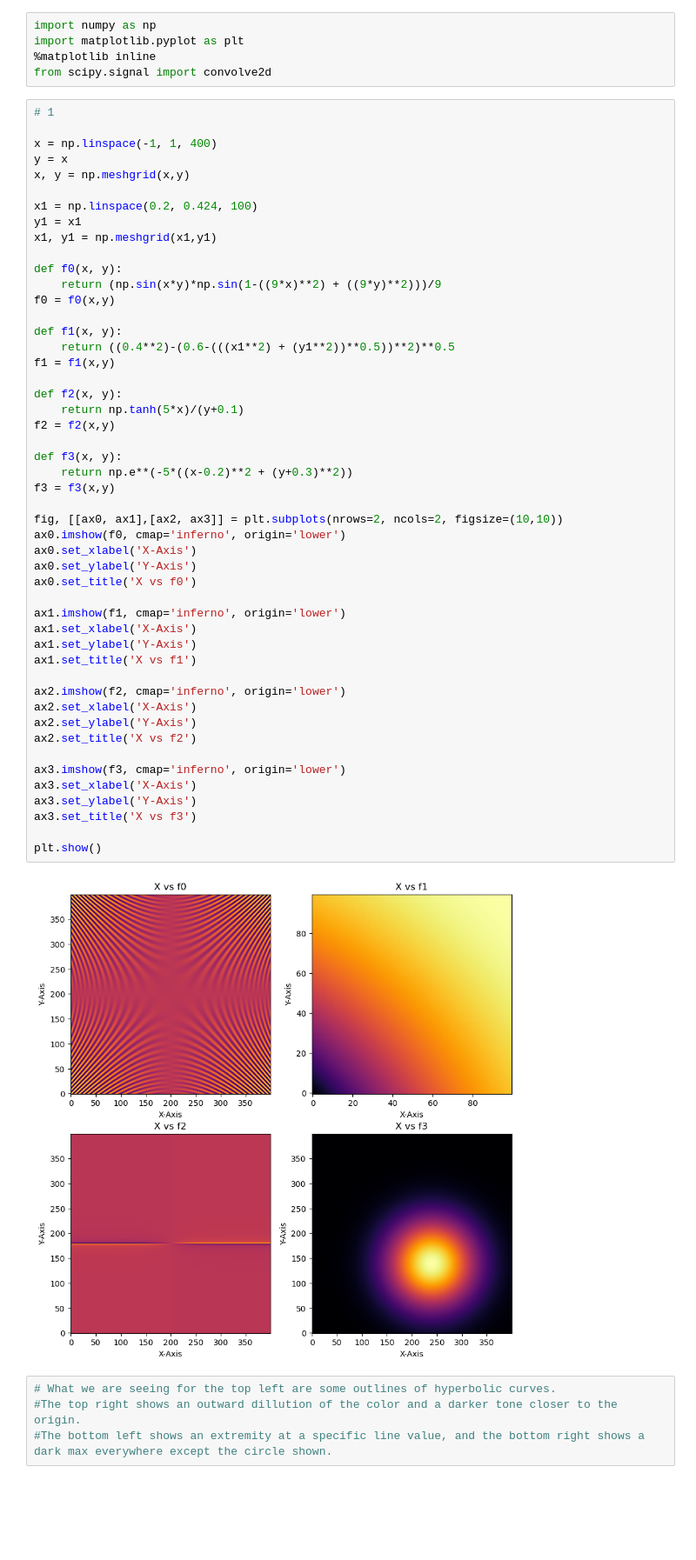
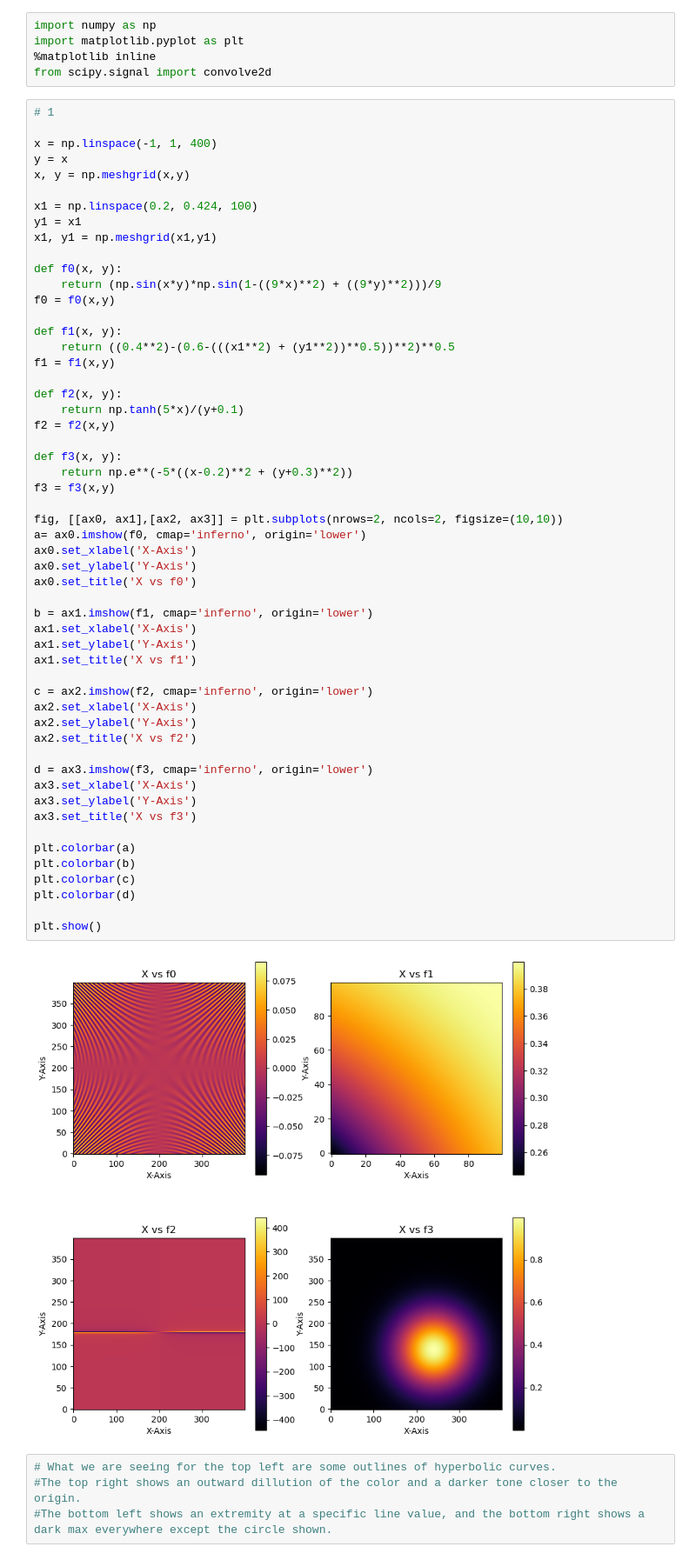
Before and after one commit to DeaconTCarreon/deacon_decal, a Jupyter notebook: homework10/homework10.ipynb, the cells around one changed output. Shown at 87% size. Drawn from its saved outputs; the diff is of its cells as text; blank space fills up the shorter version.

```diff
--- a/homework10/homework10.ipynb
+++ b/homework10/homework10.ipynb
@@ -22,38 +22,43 @@ def f1(x, y):
     return ((0.4**2)-(0.6-(((x1**2) + (y1**2))**0.5))**2)**0.5
 f1 = f1(x,y)
 
 def f2(x, y):
     return np.tanh(5*x)/(y+0.1)
 f2 = f2(x,y)
 
 def f3(x, y):
     return np.e**(-5*((x-0.2)**2 + (y+0.3)**2))
 f3 = f3(x,y)
 
 fig, [[ax0, ax1],[ax2, ax3]] = plt.subplots(nrows=2, ncols=2, figsize=(10,10))
-ax0.imshow(f0, cmap='inferno', origin='lower')
+a= ax0.imshow(f0, cmap='inferno', origin='lower')
 ax0.set_xlabel('X-Axis')
 ax0.set_ylabel('Y-Axis')
 ax0.set_title('X vs f0')
 
-ax1.imshow(f1, cmap='inferno', origin='lower')
+b = ax1.imshow(f1, cmap='inferno', origin='lower')
 ax1.set_xlabel('X-Axis')
 ax1.set_ylabel('Y-Axis')
 ax1.set_title('X vs f1')
 
-ax2.imshow(f2, cmap='inferno', origin='lower')
+c = ax2.imshow(f2, cmap='inferno', origin='lower')
 ax2.set_xlabel('X-Axis')
 ax2.set_ylabel('Y-Axis')
 ax2.set_title('X vs f2')
 
-ax3.imshow(f3, cmap='inferno', origin='lower')
+d = ax3.imshow(f3, cmap='inferno', origin='lower')
 ax3.set_xlabel('X-Axis')
 ax3.set_ylabel('Y-Axis')
 ax3.set_title('X vs f3')
 
+plt.colorbar(a)
+plt.colorbar(b)
+plt.colorbar(c)
+plt.colorbar(d)
+
 plt.show()
 # %% [output]
-[figure, old version]
+[figure, new version]
 # %%
 # What we are seeing for the top left are some outlines of hyperbolic curves.
 #The top right shows an outward dillution of the color and a darker tone closer to the origin.
```
Also changed, not shown: parts of 5 cells of this notebook.
